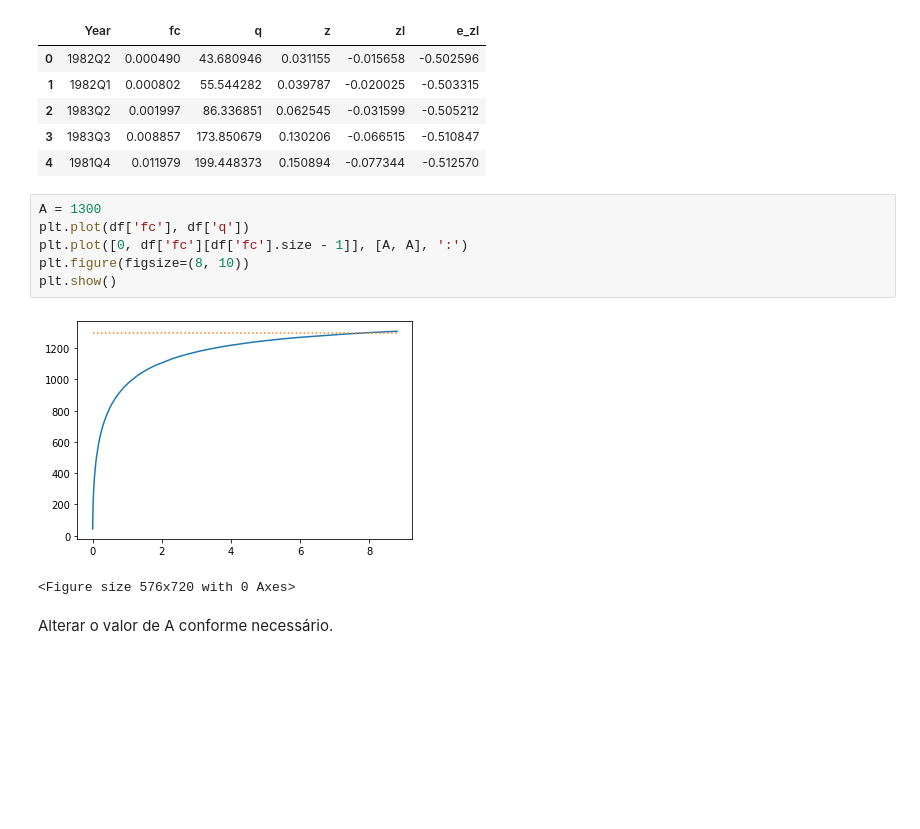
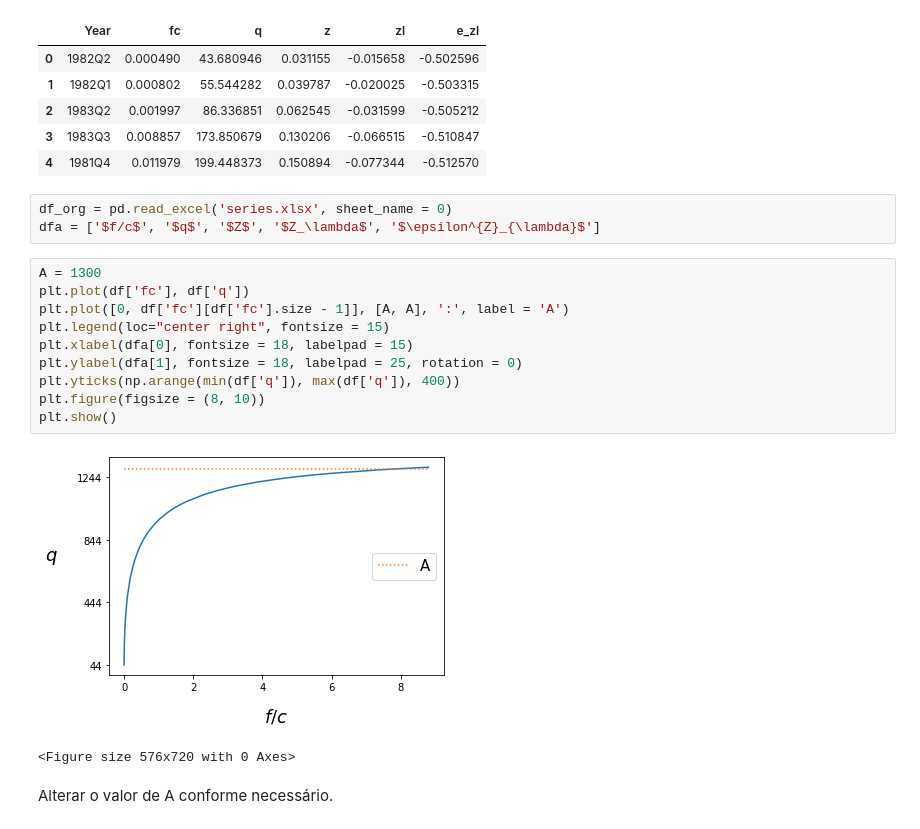
Before and after one commit to youk-kai/rep0, a Jupyter notebook: grafite.ipynb, the cells around one changed output. Cells and saved outputs as stored; diff of their text form; blank space fills up the shorter version.

```diff
--- a/grafite.ipynb
+++ b/grafite.ipynb
@@ -10,14 +14,21 @@ df.head()
 | 2 | 1983Q2 | 0.001997 | 86.336851 | 0.062545 | -0.031599 | -0.505212 |
 | 3 | 1983Q3 | 0.008857 | 173.850679 | 0.130206 | -0.066515 | -0.510847 |
 | 4 | 1981Q4 | 0.011979 | 199.448373 | 0.150894 | -0.077344 | -0.512570 |
+# %%
+df_org = pd.read_excel('series.xlsx', sheet_name = 0)
+dfa = ['$f/c$', '$q$', '$Z$', '$Z_\lambda$', '$\epsilon^{Z}_{\lambda}$']
 # %%
 A = 1300
 plt.plot(df['fc'], df['q'])
-plt.plot([0, df['fc'][df['fc'].size - 1]], [A, A], ':')
-plt.figure(figsize=(8, 10))
+plt.plot([0, df['fc'][df['fc'].size - 1]], [A, A], ':', label = 'A')
+plt.legend(loc="center right", fontsize = 15)
+plt.xlabel(dfa[0], fontsize = 18, labelpad = 15)
+plt.ylabel(dfa[1], fontsize = 18, labelpad = 25, rotation = 0)
+plt.yticks(np.arange(min(df['q']), max(df['q']), 400))
+plt.figure(figsize = (8, 10))
 plt.show()
 # %% [output]
-[figure, old version]
+[figure, new version]
 <Figure size 576x720 with 0 Axes>
 # %% [markdown]
 Alterar o valor de A conforme necessário.
```
Also changed, not shown: parts of 4 cells of this notebook.
